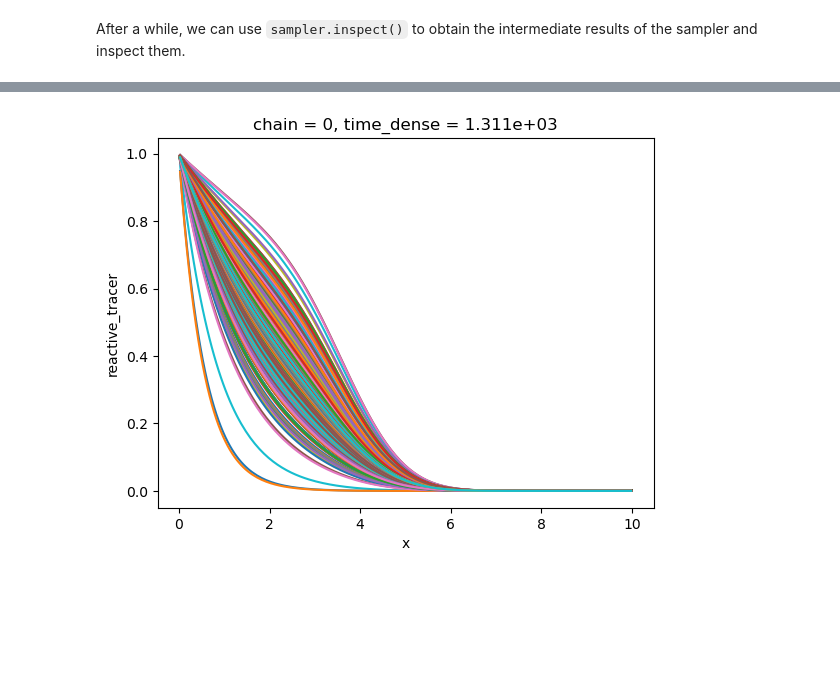
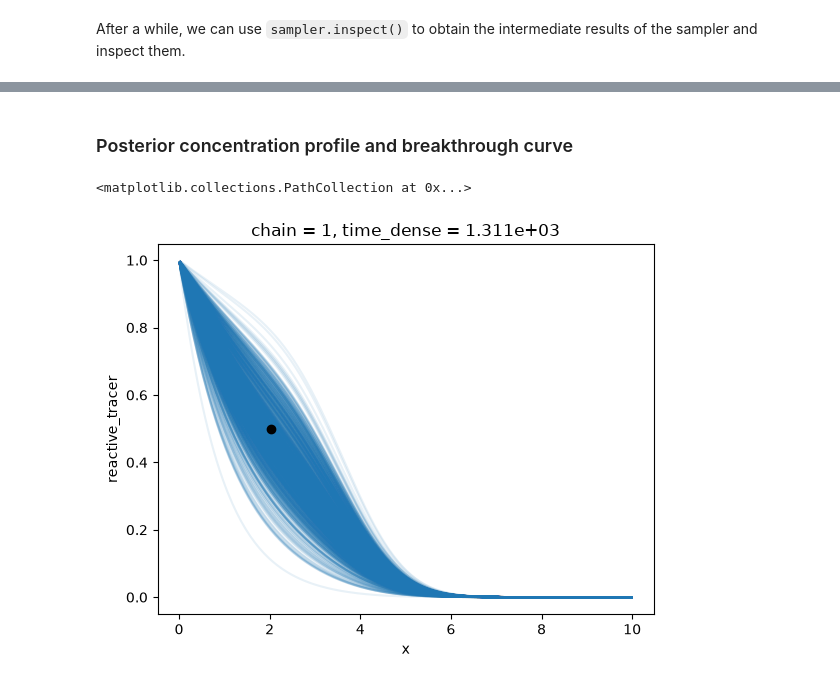
Before and after one commit to astoeriko/reactix, a Jupyter notebook: notebooks/transport_with_pymc.ipynb, the cells around one changed output, grey strips where cells are left out. Cells and saved outputs as stored; diff of their text form; code cells hidden in the pictures; blank space fills up the shorter version.

Commit message:
Fix PyMC example notebook and add more plots to it

```diff
--- a/notebooks/transport_with_pymc.ipynb
+++ b/notebooks/transport_with_pymc.ipynb
@@ -166,7 +167,7 @@ t_points = jnp.linspace(0, 8000, 123)
 
 coords = {
     "time_dense": np.array(t_points),
-    **measurement.coords
+    **{coord.name: coord.values for coord in measurement.coords.values()}
 }
 # %% [markdown]
 We can then pass these coordinates to the PyMC model. The first step in the model is to define prior distributions for all parameters that we would like to estimate.
@@ -272,5 +295,9 @@ trace.warmup_posterior.k_dec.plot.line(x="draw")
+# %% [markdown]
+### Posterior concentration profile and breakthrough curve
 # %%
-# Plot concentration profiles in the warmup posterior
-trace.warmup_posterior.reactive_tracer.isel(chain=0, time_dense=20, draw=slice(20, None)).plot.line(x="x", hue="draw", add_legend=False);
+# Plot concentration profiles in the posterior
+trace.posterior.reactive_tracer.isel(chain=1, time_dense=20).plot.line(x="x", hue="draw", add_legend=False, alpha=0.1, color="C0");
+plt.scatter(system.cells.centers[idx_space], measurement.values, color="k", label="measurement", zorder=2)
 # %% [output]
+<matplotlib.collections.PathCollection at 0x...>
-[figure, old version]
+[figure, new version]
```
Also changed, not shown: parts of 11 cells of this notebook, 1 other file.
